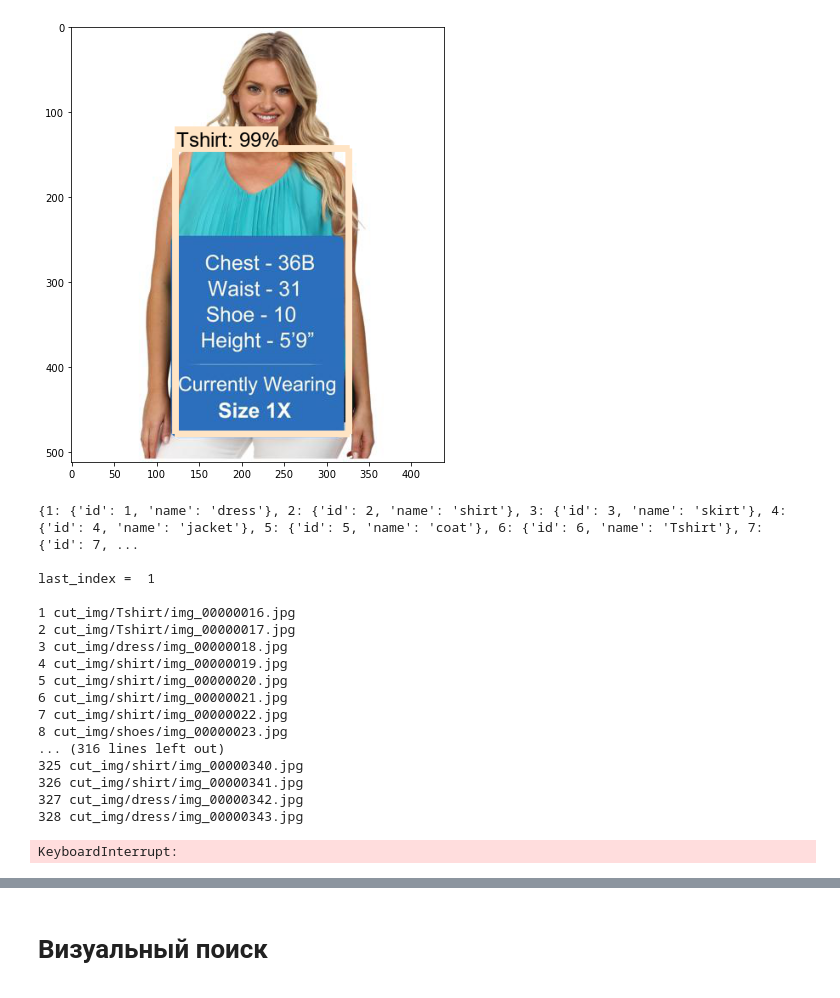
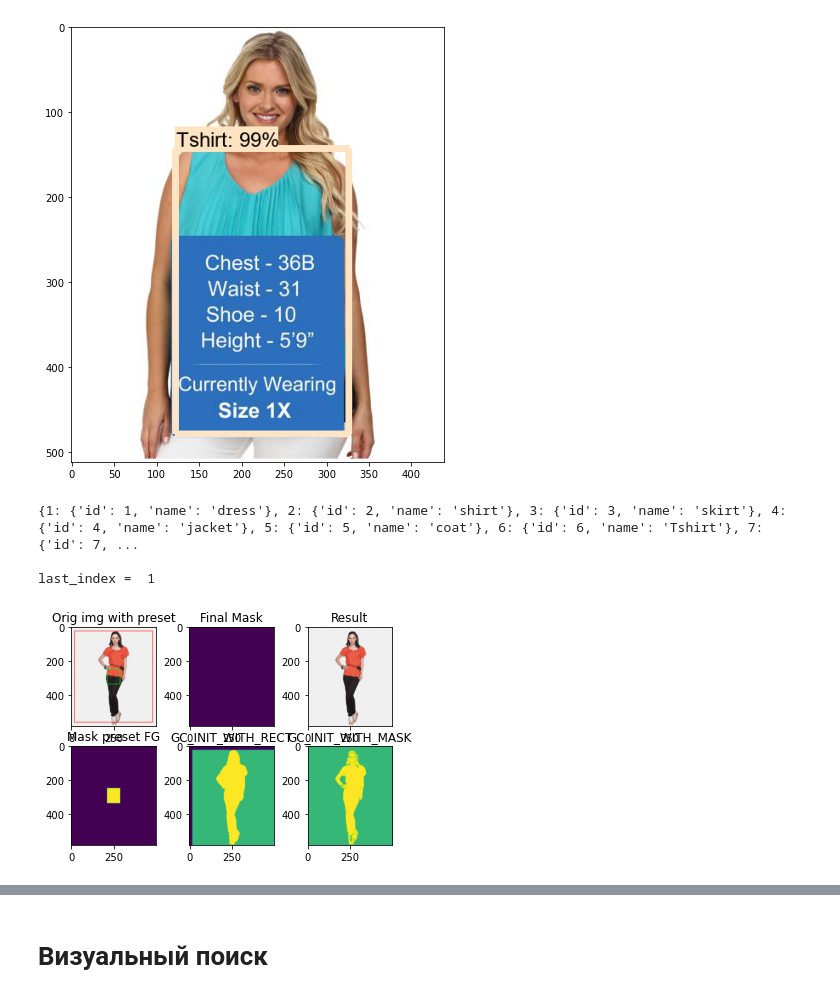
Before and after one commit to carline1/IT-Planet-Part3, a Jupyter notebook: old_main.ipynb, the cells around one changed output, grey strips where cells are left out. Drawn from its saved outputs; the diff is of its cells as text; code cells hidden in the pictures.

```diff
--- a/old_main.ipynb
+++ b/old_main.ipynb
@@ -311,9 +311,9 @@ def rembg(path):
     fg_rect = (fg_w, fg_h, new_w - fg_w, new_h - fg_h)
 
     # color: 0 - bg, 1 - fg, 2 - probable bg, 3 - probable fg
-#     cv2.rectangle(mask, fg_rect[:2], fg_rect[2:4], color=cv2.GC_FGD, thickness=-1)
+    cv2.rectangle(mask, fg_rect[:2], fg_rect[2:4], color=cv2.GC_FGD, thickness=-1)
 
-#     mask_preset = mask.copy()
+    mask_preset = mask.copy()
 
     bgdModel1 = np.zeros((1, 65), np.float64)
     fgdModel1 = np.zeros((1, 65), np.float64)
@@ -321,9 +321,9 @@ def rembg(path):
     cv2.grabCut(img_small, mask, bg_rect, bgdModel1, fgdModel1, 3, cv2.GC_INIT_WITH_RECT)
     mask_rect = mask.copy()
 
-#     cv2.rectangle(mask, bg_rect[:2], bg_rect[2:4], color=cv2.GC_PR_BGD, thickness=bg_w * 3)
+    cv2.rectangle(mask, bg_rect[:2], bg_rect[2:4], color=cv2.GC_PR_BGD, thickness=bg_w * 3)
     cv2.grabCut(img_small, mask, bg_rect, bgdModel1, fgdModel1, 10, cv2.GC_INIT_WITH_MASK)
-#     mask_mask = mask.copy()
+    mask_mask = mask.copy()
 
     # mask to remove background
     mask_result = np.where((mask == 1) + (mask == 3), 255, 0).astype('uint8')
@@ -340,15 +340,15 @@ def rembg(path):
     masked[mask_result < 2] = [255, 255, 255]  # change black bg to blue
 
     # draw rect on original image
-#     cv2.rectangle(img_small, bg_rect[:2], bg_rect[2:4], (255, 0, 0), 2)
-#     cv2.rectangle(img_small, fg_rect[:2], fg_rect[2:4], (0, 255, 0), 2, cv2.FILLED)
+    cv2.rectangle(img_small, bg_rect[:2], bg_rect[2:4], (255, 0, 0), 2)
+    cv2.rectangle(img_small, fg_rect[:2], fg_rect[2:4], (0, 255, 0), 2, cv2.FILLED)
 
-#     plt.subplot(2, 3, 1), plt.imshow(img_small), plt.title("Orig img with preset")
-#     plt.subplot(2, 3, 2), plt.imshow(mask_result), plt.title("Final Mask")
-#     plt.subplot(2, 3, 3), plt.imshow(masked), plt.title("Result")
-#     plt.subplot(2, 3, 4), plt.imshow(mask_preset), plt.title("Mask preset FG")
-#     plt.subplot(2, 3, 5), plt.imshow(mask_rect), plt.title("GC_INIT_WITH_RECT")
-#     plt.subplot(2, 3, 6), plt.imshow(mask_mask), plt.title("GC_INIT_WITH_MASK")
+    plt.subplot(2, 3, 1), plt.imshow(img_small), plt.title("Orig img with preset")
+    plt.subplot(2, 3, 2), plt.imshow(mask_result), plt.title("Final Mask")
+    plt.subplot(2, 3, 3), plt.imshow(masked), plt.title("Result")
+    plt.subplot(2, 3, 4), plt.imshow(mask_preset), plt.title("Mask preset FG")
+    plt.subplot(2, 3, 5), plt.imshow(mask_rect), plt.title("GC_INIT_WITH_RECT")
+    plt.subplot(2, 3, 6), plt.imshow(mask_mask), plt.title("GC_INIT_WITH_MASK")
 
 #     plt.show()
 
@@ -423,47 +423,34 @@ for i, img_path in enumerate(sorted(IMAGE_PATHS[last_index:401])):
     image = load_image_into_numpy_array(Image.open(img_path))
     image = cv2.cvtColor(image, cv2.COLOR_BGR2RGB)
     image_rembg = rembg(img_path)
+    break
     cv2.resize(image, (image_rembg.shape[0], image_rembg.shape[1]), interpolation = cv2.INTER_AREA)
     image_rembg_expanded = np.expand_dims(image_rembg, axis=0)
     output_dict = run_inference_for_single_image(image_rembg, detection_graph)
     index_of_max_score = np.where(output_dict['detection_scores'] == max(output_dict['detection_scores']))
     box_with_max_score = output_dict['detection_boxes'][index_of_max_score][0]
 #     print('box_with_max_score', box_with_max_score)
     ymin, xmin, ymax, xmax = box2cords(box_with_max_score, image.shape[1], image.shape[0])
     image_cutted = image[ymin:ymax, xmin:xmax]
     class_path = category_index[output_dict['detection_classes'][index_of_max_score][0]]['name']
 #     print('class_path', class_path)
 
     path_to_folder = PATH_TO_CUTED_IMAGES + '/' + str(class_path)
 #     print(path_to_folder)
     if not os.path.exists(path_to_folder):
         os.mkdir(path_to_folder)
     path_to_image = path_to_folder + '/' + img_path.split('/')[-1]
 #     cv2.imshow('asdas', image_cutted)
 #     cv2.waitKey(0)
     print(last_index + i, path_to_image)
     # backup last index
     backup_file = open(backup_last_index_path, "w")
     backup_file.write(str(last_index + i))
     backup_file.close()
 
     cv2.imwrite(path_to_image, image_cutted)
 # %% [output]
 {1: {'id': 1, 'name': 'dress'}, 2: {'id': 2, 'name': 'shirt'}, 3: {'id': 3, 'name': 'skirt'}, 4: {'id': 4, 'name': 'jacket'}, 5: {'id': 5, 'name': 'coat'}, 6: {'id': 6, 'name': 'Tshirt'}, 7: {'id': 7, ...
 
 last_index =  1
-
-1 cut_img/Tshirt/img_00000016.jpg
-2 cut_img/Tshirt/img_00000017.jpg
-3 cut_img/dress/img_00000018.jpg
-4 cut_img/shirt/img_00000019.jpg
-5 cut_img/shirt/img_00000020.jpg
-6 cut_img/shirt/img_00000021.jpg
-7 cut_img/shirt/img_00000022.jpg
-8 cut_img/shoes/img_00000023.jpg
-... (316 lines left out)
-325 cut_img/shirt/img_00000340.jpg
-326 cut_img/shirt/img_00000341.jpg
-327 cut_img/dress/img_00000342.jpg
-328 cut_img/dress/img_00000343.jpg
-KeyboardInterrupt:
+[figure, added]
```
Also changed, not shown: parts of 1 cell of this notebook, 4 other files.
